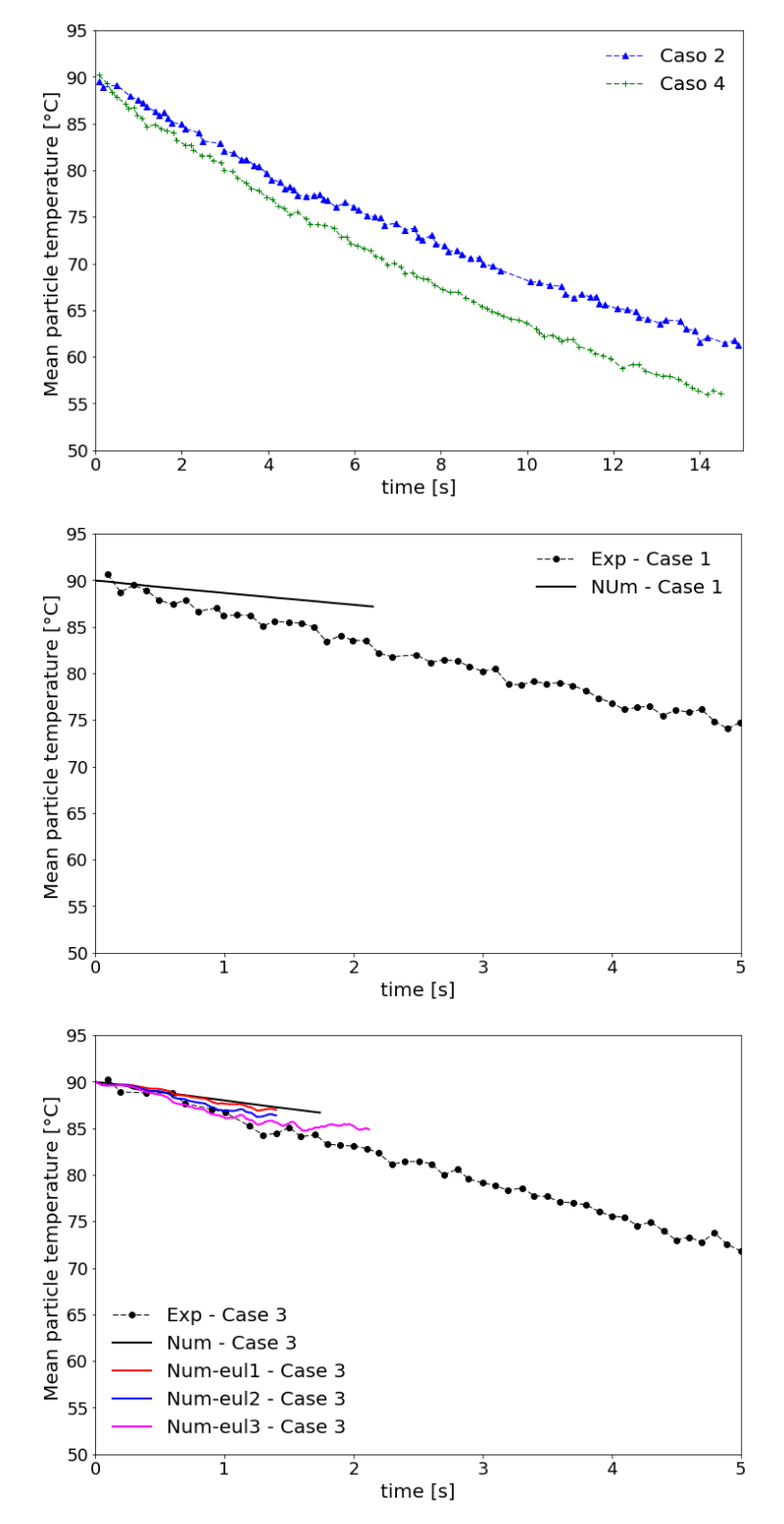
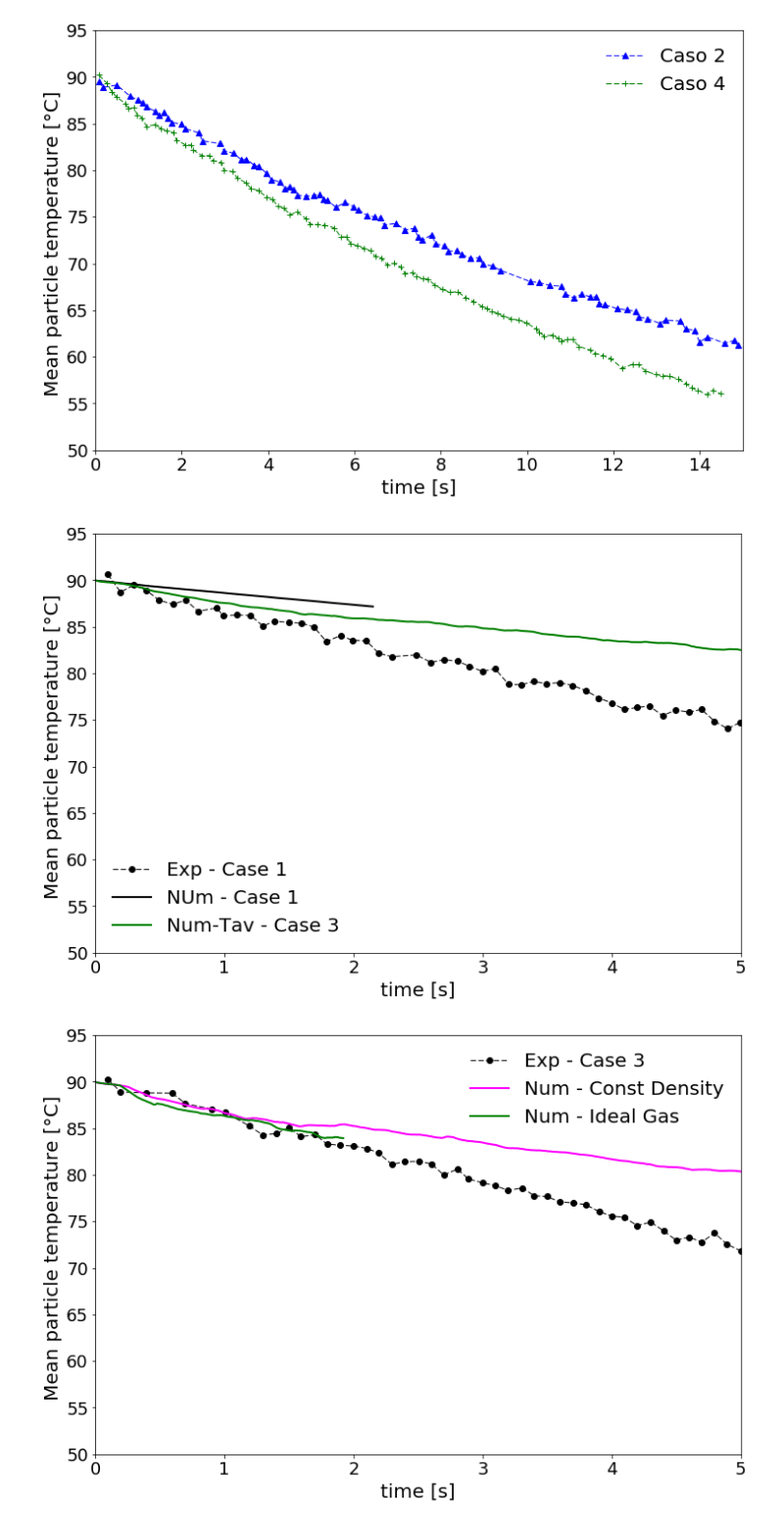
Before and after one commit to lucillalmeida/doutorado-validacoes, a Jupyter notebook: fluidized-bed-patil/Patil-pseudo-2-d-fluidized-bed.ipynb, the cells around one changed output. Shown at 98% size. Cells and saved outputs as stored; diff of their text form; code cells hidden in the pictures.

```diff
--- a/fluidized-bed-patil/Patil-pseudo-2-d-fluidized-bed.ipynb
+++ b/fluidized-bed-patil/Patil-pseudo-2-d-fluidized-bed.ipynb
@@ -203,23 +203,24 @@ case_data.close()
 # %%
 case_data = open("meanParticleTemperatureRocky_case1.csv", 'r')
 time_rocky_case1, temp_rocky_case1 = numpy.loadtxt(case_data, delimiter = ',', skiprows = 1, unpack = True)
+case_data.close()
+
+
+case_data = open("meanParticleTemperatureRocky_case1_eulerian_Tav.csv", 'r')
+time_rocky_case1_eul_Tav, temp_rocky_case1_eul_Tav = numpy.loadtxt(case_data, delimiter = ',', skiprows = 1, unpack = True)
 case_data.close()
 
 case_data = open("meanParticleTemperatureRocky_case3.csv", 'r')
 time_rocky_case3, temp_rocky_case3 = numpy.loadtxt(case_data, delimiter = ',', skiprows = 1, unpack = True)
 case_data.close()
 
-case_data = open("meanParticleTemperatureRocky_case3_eulerian.csv", 'r')
-time_rocky_case3_eul, temp_rocky_case3_eul = numpy.loadtxt(case_data, delimiter = ',', skiprows = 1, unpack = True)
+case_data = open("meanParticleTemperatureRocky_case3_eulerian_Tav_rho_const.csv", 'r')
+time_rocky_case3_eul_Tav_rho_const, temp_rocky_case3_eul_Tav_rho_const = numpy.loadtxt(case_data, delimiter = ',', skiprows = 1, unpack = True)
 case_data.close()
 
-case_data = open("meanParticleTemperatureRocky_case3_eulerian2.csv", 'r')
-time_rocky_case3_eul2, temp_rocky_case3_eul2 = numpy.loadtxt(case_data, delimiter = ',', skiprows = 1, unpack = True)
+case_data = open("meanParticleTemperatureRocky_case3_eulerian_Tav.csv", 'r')
+time_rocky_case3_eul_Tav, temp_rocky_case3_eul_Tav = numpy.loadtxt(case_data, delimiter = ',', skiprows = 1, unpack = True)
 case_data.close()
-
-case_data = open("meanParticleTemperatureRocky_case3_eulerian3.csv", 'r')
-time_rocky_case3_eul3, temp_rocky_case3_eul3 = numpy.loadtxt(case_data, delimiter = ',', skiprows = 1, unpack = True)
-case_data.close()
 # %%
 plt.plot(time_case1,  temp_case1, linestyle = "--", color = "black", marker = 'o', linewidth = 1,label = "Exp - Case 1")
 plt.plot(time_case3,  temp_case3, linestyle = "--", color = "red", marker = 'D', linewidth = 1,label = "Exp - Case 3")
@@ -256,6 +257,7 @@ plt.show()
 # %%
 plt.plot(time_case1,  temp_case1, linestyle = "--", color = "black", marker = 'o', linewidth = 1,label = "Exp - Case 1")
 plt.plot(time_rocky_case1,  temp_rocky_case1-273.15, linestyle = "-", color = "black", marker = 'None', linewidth = 2,label = "NUm - Case 1")
+plt.plot(time_rocky_case1_eul_Tav,  temp_rocky_case1_eul_Tav-273.15, linestyle = "-", color = "green", marker = 'None', linewidth = 2,label = "Num-Tav - Case 3")
 #plt.title("Vertical velocity ", fontsize = 16)
 plt.xlabel("time [s]", fontsize = 20)
 plt.ylabel("Mean particle temperature [\u00B0C] ", fontsize = 20)
@@ -267,25 +269,24 @@ plt.ylim(50, 95)
 #plt.savefig("bed_temperature.png")
 plt.show()
 # %% [output]
-[figure, old version]
+[figure, new version]
 # %%
 plt.plot(time_case3,  temp_case3, linestyle = "--", color = "black", marker = 'o', linewidth = 1,label = "Exp - Case 3")
-plt.plot(time_rocky_case3,  temp_rocky_case3-273.15, linestyle = "-", color = "black", marker = 'None', linewidth = 2,label = "Num - Case 3")
-plt.plot(time_rocky_case3_eul,  temp_rocky_case3_eul-273.15, linestyle = "-", color = "red", marker = 'None', linewidth = 2,label = "Num-eul1 - Case 3")
-plt.plot(time_rocky_case3_eul2,  temp_rocky_case3_eul2-273.15, linestyle = "-", color = "blue", marker = 'None', linewidth = 2,label = "Num-eul2 - Case 3")
-plt.plot(time_rocky_case3_eul3,  temp_rocky_case3_eul3-273.15, linestyle = "-", color = "magenta", marker = 'None', linewidth = 2,label = "Num-eul3 - Case 3")
+#plt.plot(time_rocky_case3,  temp_rocky_case3-273.15, linestyle = "-", color = "black", marker = 'None', linewidth = 2,label = "Num - Case 3")
+plt.plot(time_rocky_case3_eul_Tav_rho_const,  temp_rocky_case3_eul_Tav_rho_const-273.15, linestyle = "-", color = "magenta", marker = 'None', linewidth = 2,label = "Num - Const Density")
+plt.plot(time_rocky_case3_eul_Tav,  temp_rocky_case3_eul_Tav-273.15, linestyle = "-", color = "green", marker = 'None', linewidth = 2,label = "Num - Ideal Gas")
 #plt.title("Vertical velocity ", fontsize = 16)
 plt.xlabel("time [s]", fontsize = 20)
 plt.ylabel("Mean particle temperature [\u00B0C] ", fontsize = 20)
 plt.xticks(fontsize = 18)
 plt.yticks(fontsize = 18)
 plt.legend(fontsize = 20, frameon = False, loc = 0)
 plt.xlim(0, 5)
 plt.ylim(50, 95)
 #plt.savefig("bed_temperature.png")
 plt.show()
 # %% [output]
-[figure, old version]
+[figure, new version]
 # %%
 plt.plot(x_case1, volFlux_case1, linestyle = "-", color = "black", marker = 'o', linewidth = 2,label = "Exp Case 1")
 plt.title("Average axial velocity - Case 1", fontsize = 16)
```
Also changed, not shown: parts of 1 cell of this notebook, 7 other files.
